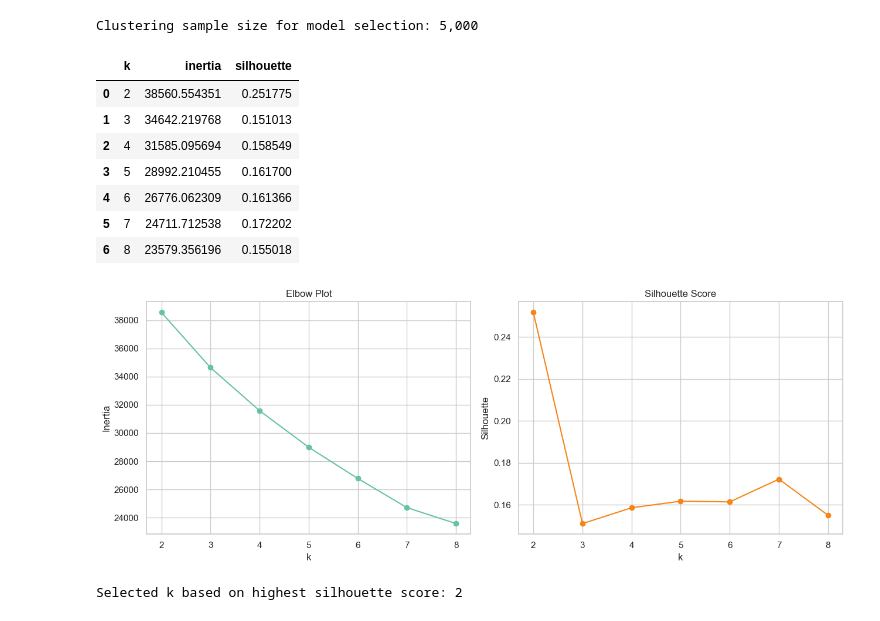
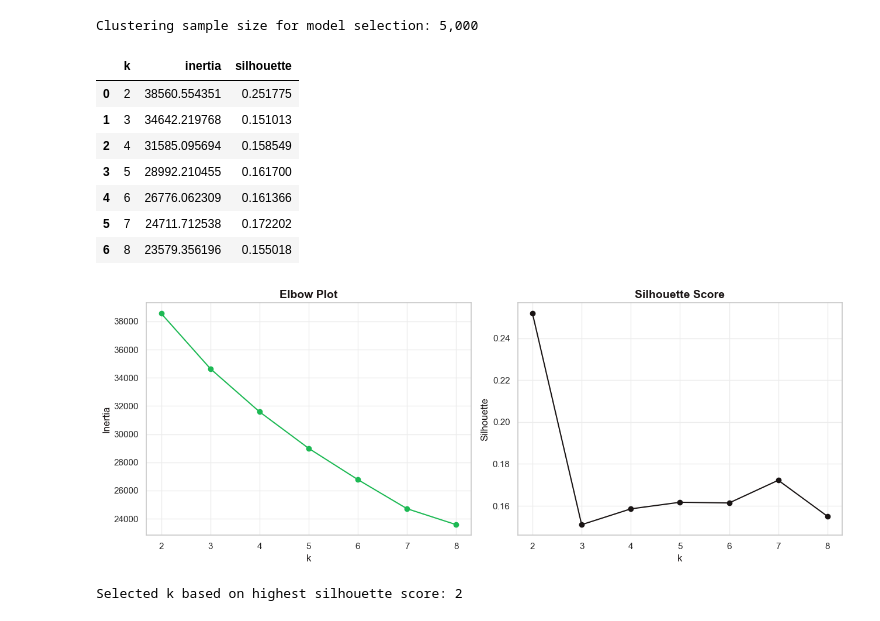
Before and after one commit to fidelMB/proyecto-ia-tc3002b, a Jupyter notebook: notebooks/06_clustering.ipynb, the cells around one changed output. Cells and saved outputs as stored; diff of their text form; code cells hidden in the pictures.

```diff
--- a/notebooks/06_clustering.ipynb
+++ b/notebooks/06_clustering.ipynb
@@ -19,6 +50,5 @@ RANDOM_STATE = 42
 # %%
 import pandas as pd
-import numpy as np
 import matplotlib.pyplot as plt
 import seaborn as sns
 
@@ -26,7 +56,7 @@ from sklearn.cluster import KMeans
 from sklearn.metrics import silhouette_score
 from sklearn.preprocessing import StandardScaler
 
-sns.set_theme(style="whitegrid", palette="Set2")
+apply_spotify_theme()
 df = pd.read_csv(DATA_CLEAN)
 print(df.shape)
 # %% [output]
@@ -57,35 +87,35 @@ silhouettes = []
 
 for k in ks:
     km = KMeans(n_clusters=k, random_state=RANDOM_STATE, n_init=10)
     labels = km.fit_predict(X_sample)
     inertias.append(km.inertia_)
     silhouettes.append(silhouette_score(X_sample, labels))
 
 k_table = pd.DataFrame({"k": list(ks), "inertia": inertias, "silhouette": silhouettes})
 display(k_table)
 
 fig, axes = plt.subplots(1, 2, figsize=(13, 5))
 axes[0].plot(k_table["k"], k_table["inertia"], marker="o")
 axes[0].set_title("Elbow Plot")
 axes[0].set_xlabel("k")
 axes[0].set_ylabel("Inertia")
 
-axes[1].plot(k_table["k"], k_table["silhouette"], marker="o", color="#F58518")
+axes[1].plot(k_table["k"], k_table["silhouette"], marker="o", color=SPOTIFY_BLACK)
 axes[1].set_title("Silhouette Score")
 axes[1].set_xlabel("k")
 axes[1].set_ylabel("Silhouette")
 plt.tight_layout()
 plt.show()
 # %% [output]
 |  | k | inertia | silhouette |
 | 0 | 2 | 38560.554351 | 0.251775 |
 | 1 | 3 | 34642.219768 | 0.151013 |
 | 2 | 4 | 31585.095694 | 0.158549 |
 | 3 | 5 | 28992.210455 | 0.161700 |
 | 4 | 6 | 26776.062309 | 0.161366 |
 | 5 | 7 | 24711.712538 | 0.172202 |
 | 6 | 8 | 23579.356196 | 0.155018 |
-[figure, old version]
+[figure, new version]
 # %%
 best_k = int(k_table.sort_values(["silhouette", "k"], ascending=[False, True]).iloc[0]["k"])
 print(f"Selected k based on highest silhouette score: {best_k}")
```
Also changed, not shown: parts of 3 cells of this notebook, 18 other files.
